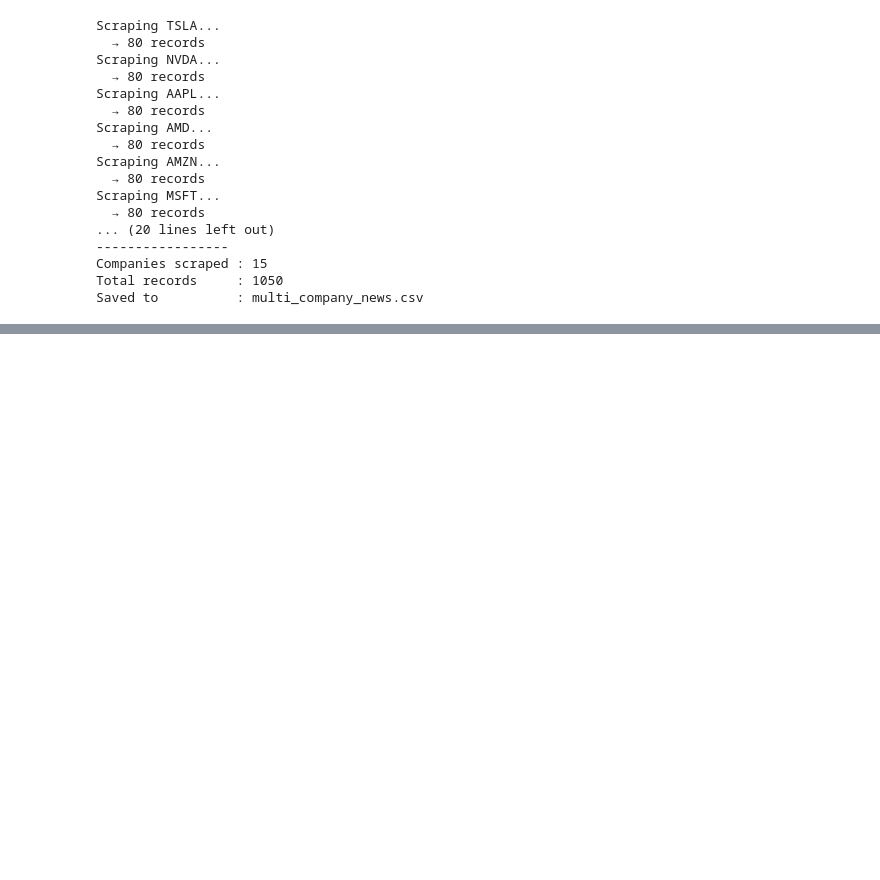
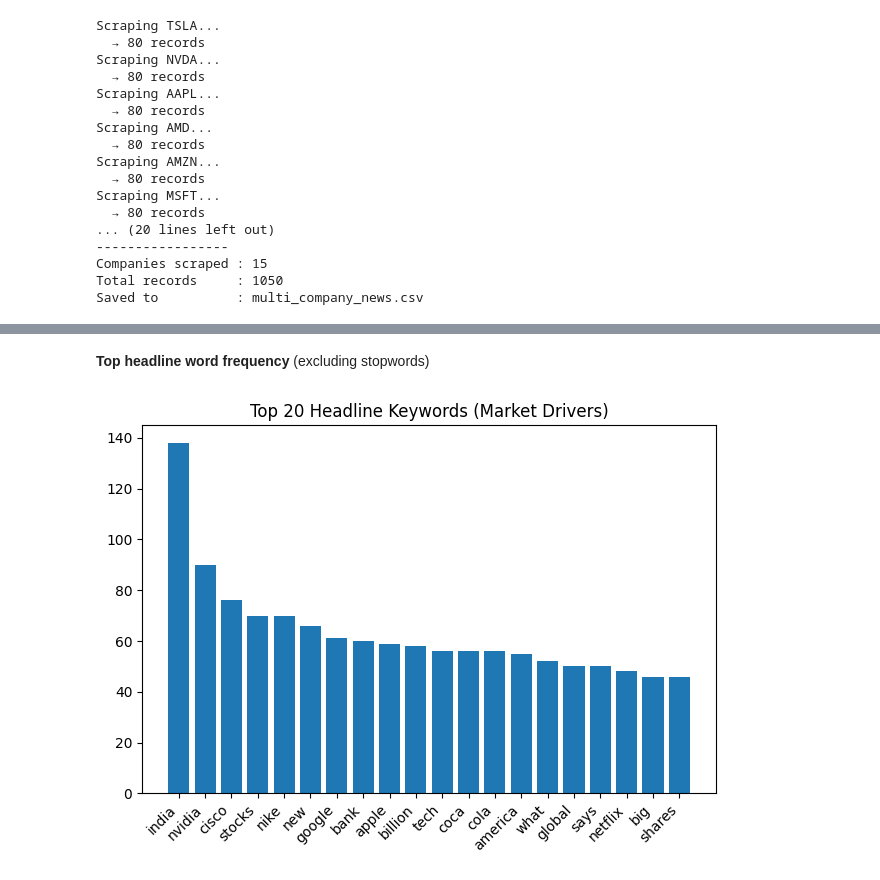
Before and after one commit to koistav1212/AcuTrader-backend, a Jupyter notebook: ml_service/market_news_scrapper.ipynb, the cells around one changed output, grey strips where cells are left out. Saved outputs shown, nothing was run; the diff lists cells and outputs as text; code cells hidden in the pictures; blank space fills up the shorter version.

Commit message:
feat: Update and expand market news data and processing logic, adjust backend services, and update dependencies.

```diff
--- a/ml_service/market_news_scrapper.ipynb
+++ b/ml_service/market_news_scrapper.ipynb
@@ -291,0 +724,31 @@ Saved to          : multi_company_news.csv
+# %% [markdown]
+**Top headline word frequency** (excluding stopwords)
+# %%
+import pandas as pd
+import re
+from collections import Counter
+import matplotlib.pyplot as plt
+
+df = pd.read_csv("multi_company_news.csv")
+
+text = " ".join(df["title"].dropna().str.lower())
+words = re.findall(r'\b[a-z]{3,}\b', text)
+
+stopwords = set([
+    "the","and","for","with","after","today","stock","market",
+    "from","this","that","why","how","are","as","over"
+])
+
+filtered = [w for w in words if w not in stopwords]
+word_freq = Counter(filtered).most_common(20)
+
+labels, values = zip(*word_freq)
+
+plt.figure()
+plt.bar(labels, values)
+plt.xticks(rotation=45, ha="right")
+plt.title("Top 20 Headline Keywords (Market Drivers)")
+plt.tight_layout()
+plt.show()
+# %% [output]
+[figure, added]
```
Also changed, not shown: parts of 7 cells of this notebook, 11 other files.
